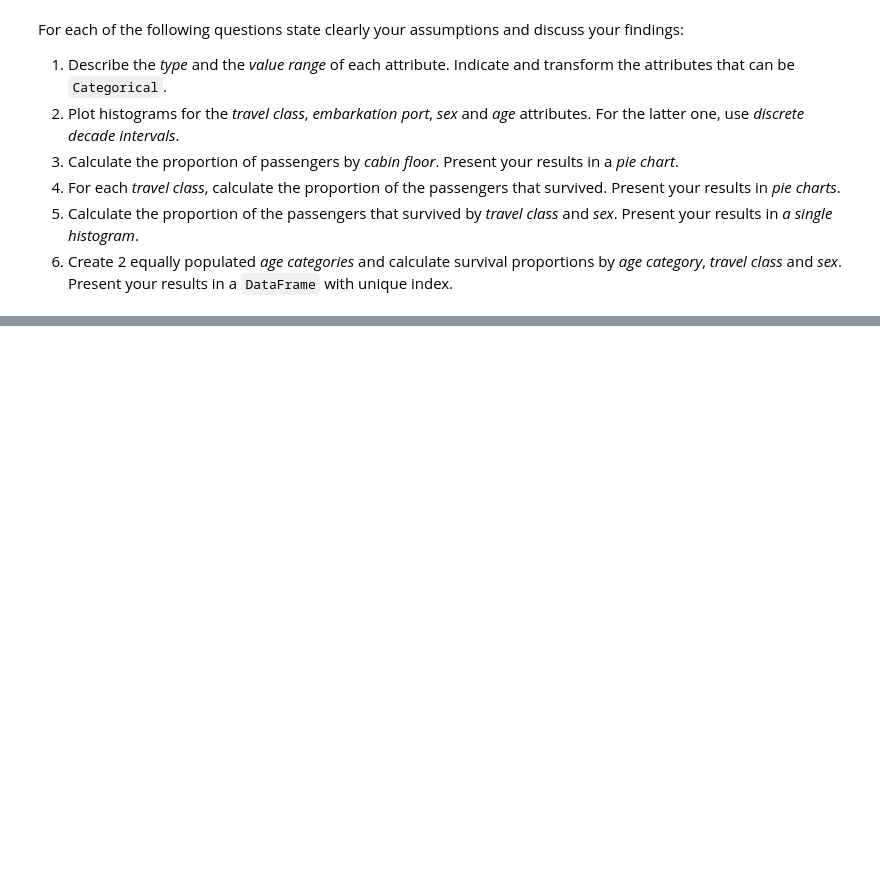
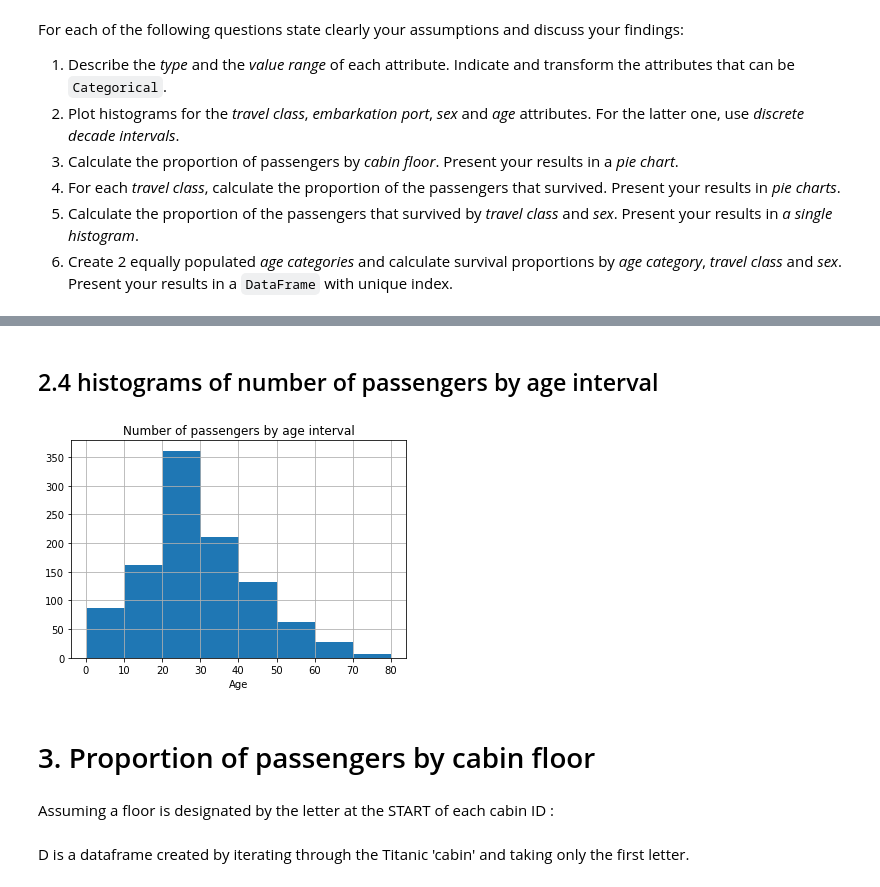
Before and after one commit to Firas11993/ada2017, a Jupyter notebook: 01 - Pandas and Data Wrangling/Homework 1.ipynb, the cells around one changed output, grey strips where cells are left out. Saved outputs shown, nothing was run; the diff lists cells and outputs as text; code cells hidden in the pictures; blank space fills up the shorter version.

```diff
--- a/01 - Pandas and Data Wrangling/Homework 1.ipynb
+++ b/01 - Pandas and Data Wrangling/Homework 1.ipynb
@@ -269,0 +400,15 @@ For each of the following questions state clearly your assumptions and discuss y
+# %% [markdown]
+## 2.4 histograms of number of passengers by age interval
+# %%
+Titanic['age'].hist(bins = 8)
+plt.title(r'Number of passengers by age interval')
+plt.xlabel('Age')
+plt.show()
+# %% [output]
+[figure, added]
+# %% [markdown]
+# 3. Proportion of passengers by cabin floor
+# %% [markdown]
+Assuming a floor is designated by the letter at the START of each cabin ID :
+# %% [markdown]
+D is a dataframe created by iterating through the Titanic 'cabin' and taking only the first letter.
```
Also changed, not shown: parts of 63 cells of this notebook.
